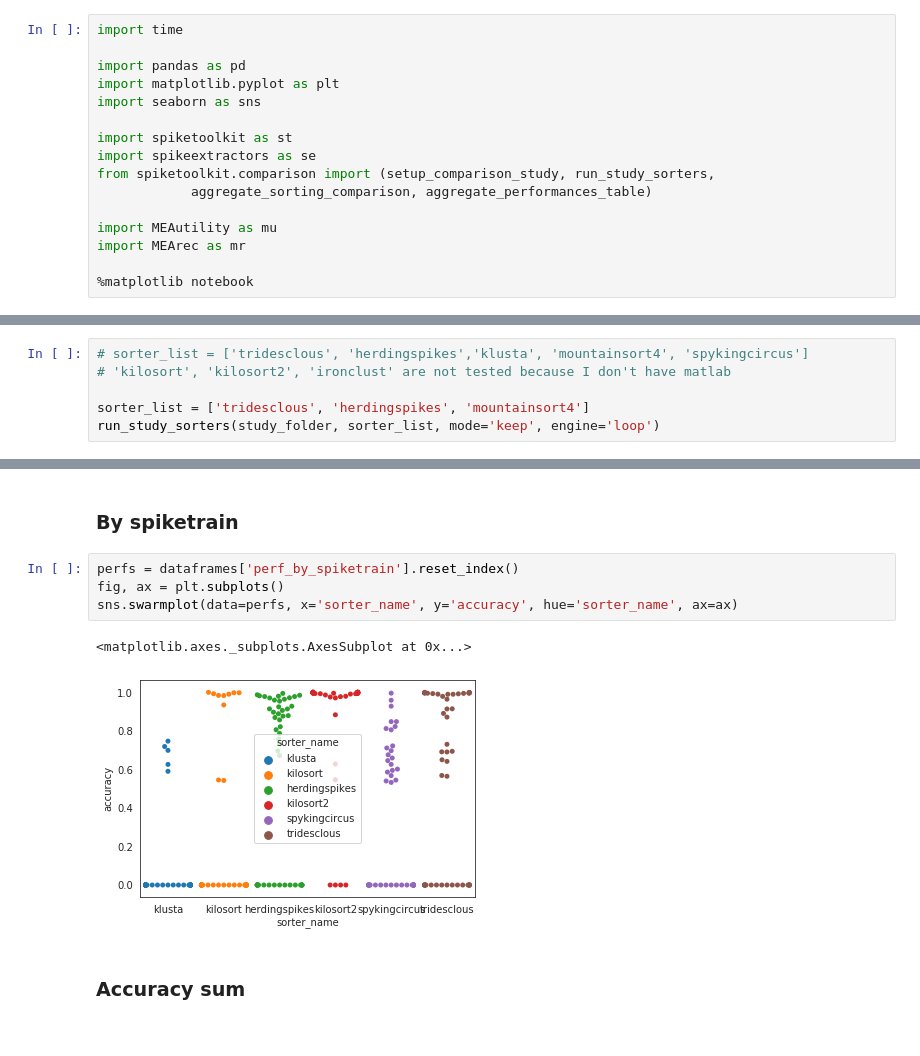
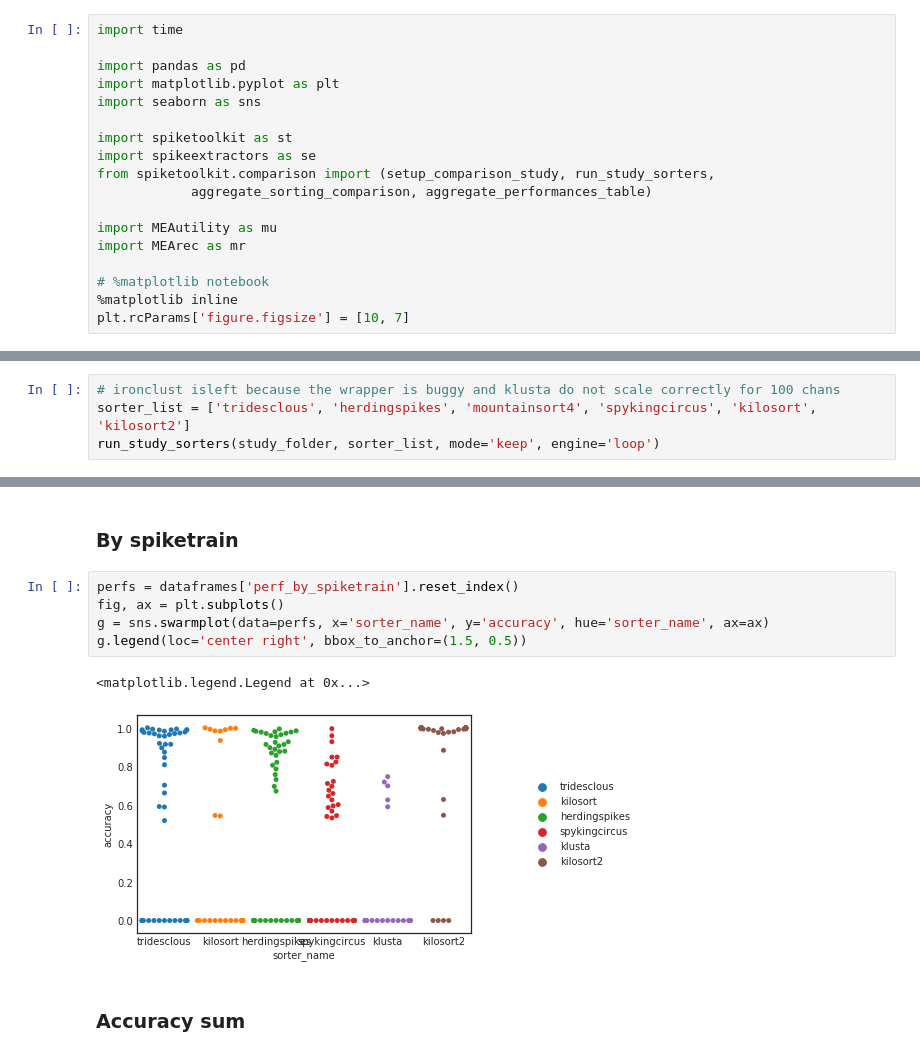
Before and after one commit to SpikeInterface/spikeresults, a Jupyter notebook: alessio_mearec_simulation/alessio_mearec_simulation.ipynb, the cells around one changed output, grey strips where cells are left out. Drawn from its saved outputs; the diff is of its cells as text.

```diff
--- a/alessio_mearec_simulation/alessio_mearec_simulation.ipynb
+++ b/alessio_mearec_simulation/alessio_mearec_simulation.ipynb
@@ -19,4 +19,6 @@ from spiketoolkit.comparison import (setup_comparison_study, run_study_sorters,
 import MEAutility as mu
 import MEArec as mr
 
-%matplotlib notebook
+# %matplotlib notebook
+%matplotlib inline
+plt.rcParams['figure.figsize'] = [10, 7]
@@ -95,10 +110,8 @@ setup_comparison_study(study_folder, gt_dict)
 
 This run all sorter on all recording and store the results in a working folder.
 # %%
-# sorter_list = ['tridesclous', 'herdingspikes','klusta', 'mountainsort4', 'spykingcircus']
-# 'kilosort', 'kilosort2', 'ironclust' are not tested because I don't have matlab
-
-sorter_list = ['tridesclous', 'herdingspikes', 'mountainsort4']
+# ironclust isleft because the wrapper is buggy and klusta do not scale correctly for 100 chans
+sorter_list = ['tridesclous', 'herdingspikes', 'mountainsort4', 'spykingcircus', 'kilosort', 'kilosort2']
 run_study_sorters(study_folder, sorter_list, mode='keep', engine='loop')
 # %% [markdown]
 ## Step3 : collect comparisons
@@ -449,10 +477,11 @@ ax.set_title('Run times (s)')
 # %%
 perfs = dataframes['perf_by_spiketrain'].reset_index()
 fig, ax = plt.subplots()
-sns.swarmplot(data=perfs, x='sorter_name', y='accuracy', hue='sorter_name', ax=ax)
+g = sns.swarmplot(data=perfs, x='sorter_name', y='accuracy', hue='sorter_name', ax=ax)
+g.legend(loc='center right', bbox_to_anchor=(1.5, 0.5))
 # %% [output]
-<matplotlib.axes._subplots.AxesSubplot at 0x...>
+<matplotlib.legend.Legend at 0x...>
-[figure, old version]
+[figure, new version]
 # %% [markdown]
 ### Accuracy sum
 # %%
```
Also changed, not shown: parts of 22 cells of this notebook.
